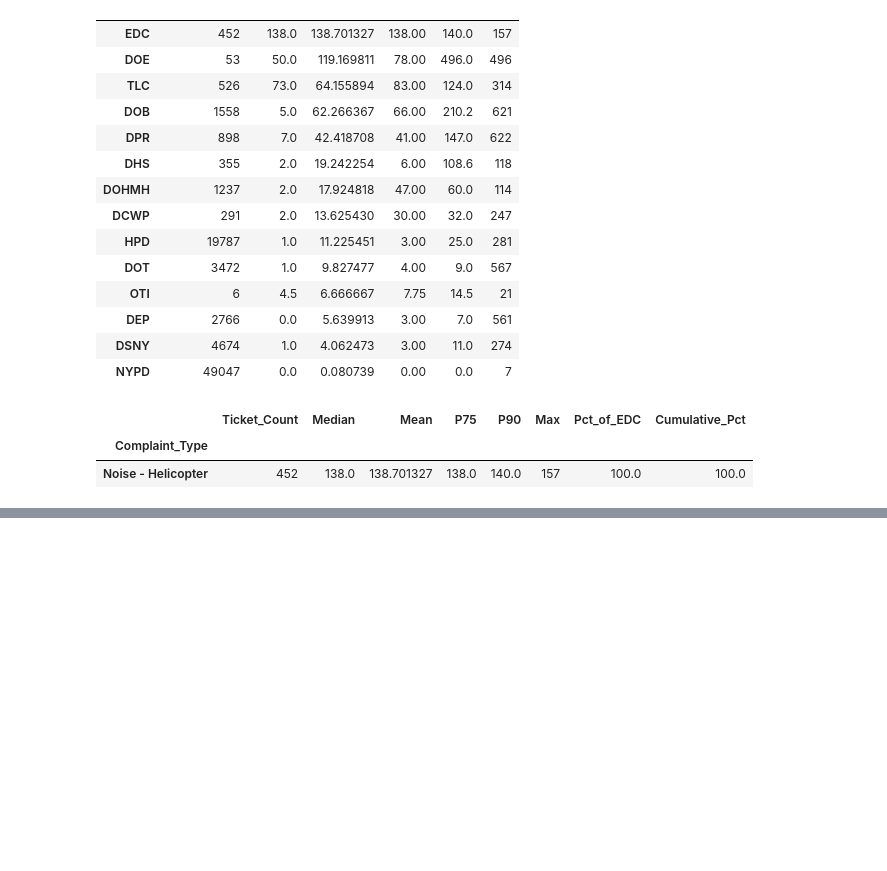
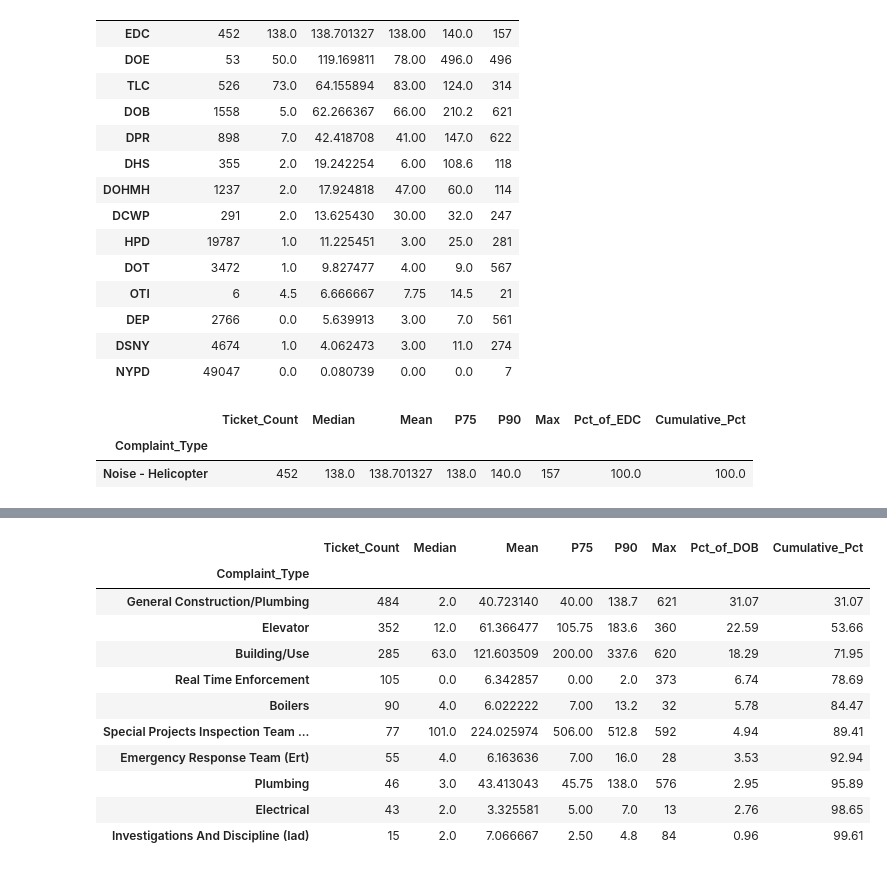
Before and after one commit to JunayedMh/nyc-311-resolution-time-analysis, a Jupyter notebook: notebook/agency_export.ipynb, the cells around one changed output, grey strips where cells are left out. Cells and saved outputs as stored; diff of their text form; code cells hidden in the pictures; blank space fills up the shorter version.

Commit message:
Agency tickets and Complaints

```diff
--- a/notebook/agency_export.ipynb
+++ b/notebook/agency_export.ipynb
@@ -59,0 +121,34 @@ EDC_breakdown.to_csv("EDC_Complaints.csv", index=False)
+# %%
+# Filter for DOB, group by complaint type, and aggregate resolution days
+DOB_df = df[df["Agency"] == "DOB"]
+
+DOB_breakdown = (
+   DOB_df.groupby("Complaint_Type")["Resolution_Days"]
+    .agg(
+        Ticket_Count="count",
+        Median="median",
+        Mean="mean",
+        P75=lambda x: x.quantile(0.75),
+        P90=lambda x: x.quantile(0.90),
+        Max="max",
+    )
+    .sort_values(by="Ticket_Count", ascending=False)
+)
+
+# Add category percentage of DOB's total volume
+DOB_breakdown["Pct_of_DOB"] = (DOB_breakdown["Ticket_Count"] / len(DOB_df) * 100).round(2)
+DOB_breakdown["Cumulative_Pct"] = DOB_breakdown["Pct_of_DOB"].cumsum().round(2)
+DOB_breakdown.head(10)
+# %% [output]
+|  | Ticket_Count | Median | Mean | P75 | P90 | Max | Pct_of_DOB | Cumulative_Pct |
+| Complaint_Type |  |  |  |  |  |  |  |  |
+| General Construction/Plumbing | 484 | 2.0 | 40.723140 | 40.00 | 138.7 | 621 | 31.07 | 31.07 |
+| Elevator | 352 | 12.0 | 61.366477 | 105.75 | 183.6 | 360 | 22.59 | 53.66 |
+| Building/Use | 285 | 63.0 | 121.603509 | 200.00 | 337.6 | 620 | 18.29 | 71.95 |
+| Real Time Enforcement | 105 | 0.0 | 6.342857 | 0.00 | 2.0 | 373 | 6.74 | 78.69 |
+| Boilers | 90 | 4.0 | 6.022222 | 7.00 | 13.2 | 32 | 5.78 | 84.47 |
+| Special Projects Inspection Team ... | 77 | 101.0 | 224.025974 | 506.00 | 512.8 | 592 | 4.94 | 89.41 |
+| Emergency Response Team (Ert) | 55 | 4.0 | 6.163636 | 7.00 | 16.0 | 28 | 3.53 | 92.94 |
+| Plumbing | 46 | 3.0 | 43.413043 | 45.75 | 138.0 | 576 | 2.95 | 95.89 |
+| Electrical | 43 | 2.0 | 3.325581 | 5.00 | 7.0 | 13 | 2.76 | 98.65 |
+| Investigations And Discipline (Iad) | 15 | 2.0 | 7.066667 | 2.50 | 4.8 | 84 | 0.96 | 99.61 |
```
Also changed, not shown: parts of 25 cells of this notebook, 25 other files.
